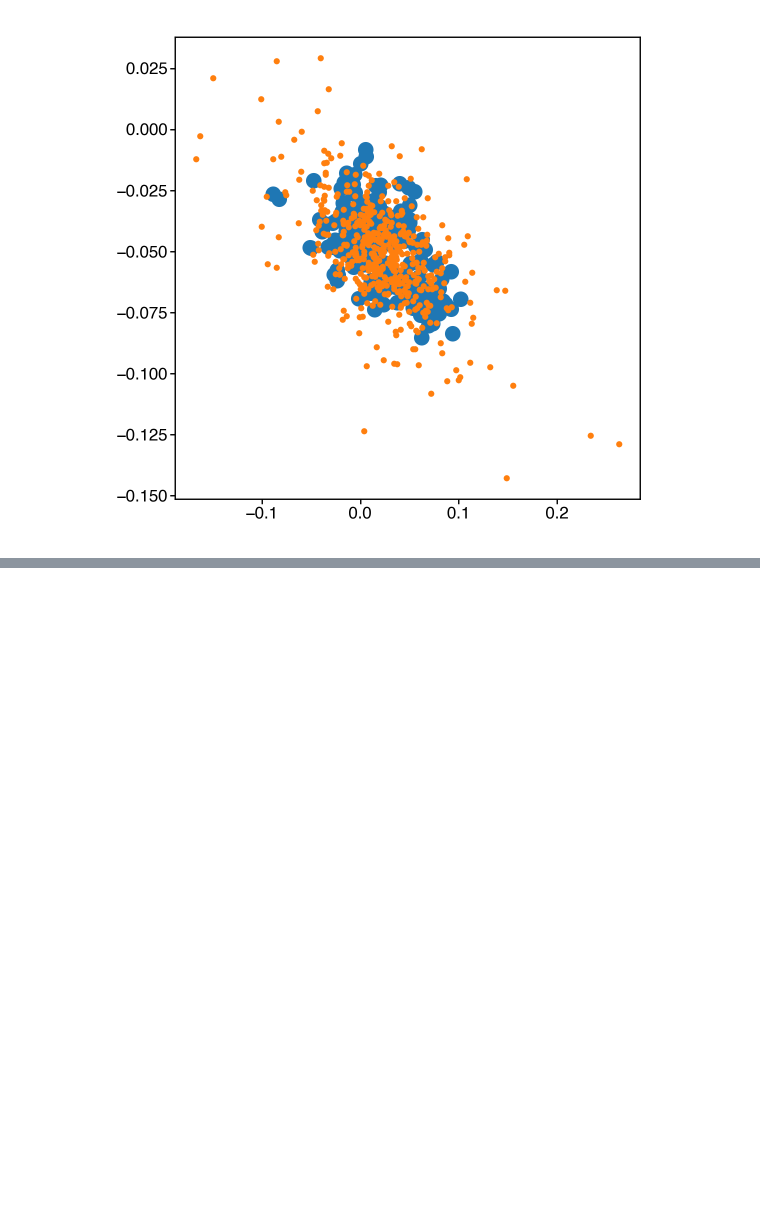
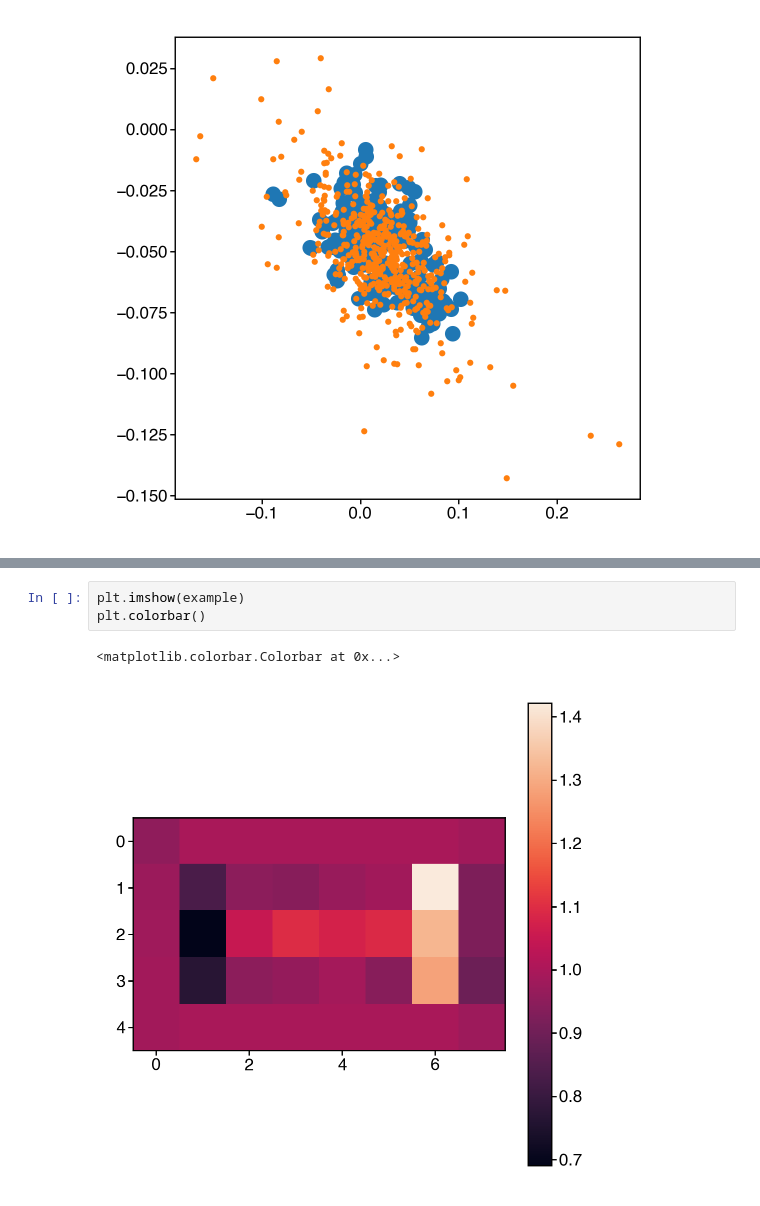
Before and after one commit to dattalab/ontogeny-of-behavior, a Jupyter notebook: notebooks/exploration/win/size-norm-model/2023-12-28-explore-size-changes.ipynb, the cells around one changed output, grey strips where cells are left out. Saved outputs shown, nothing was run; the diff lists cells and outputs as text; blank space fills up the shorter version.

```diff
--- a/notebooks/exploration/win/size-norm-model/2023-12-28-explore-size-changes.ipynb
+++ b/notebooks/exploration/win/size-norm-model/2023-12-28-explore-size-changes.ipynb
@@ -494,0 +511,6 @@ joblib.dump(t_params, train_paths.tps_multivariate_t_params, compress=3)
+# %%
+plt.imshow(example)
+plt.colorbar()
+# %% [output]
+<matplotlib.colorbar.Colorbar at 0x...>
+[figure, added]
```
Also changed, not shown: parts of 10 cells of this notebook, 15 other files.
